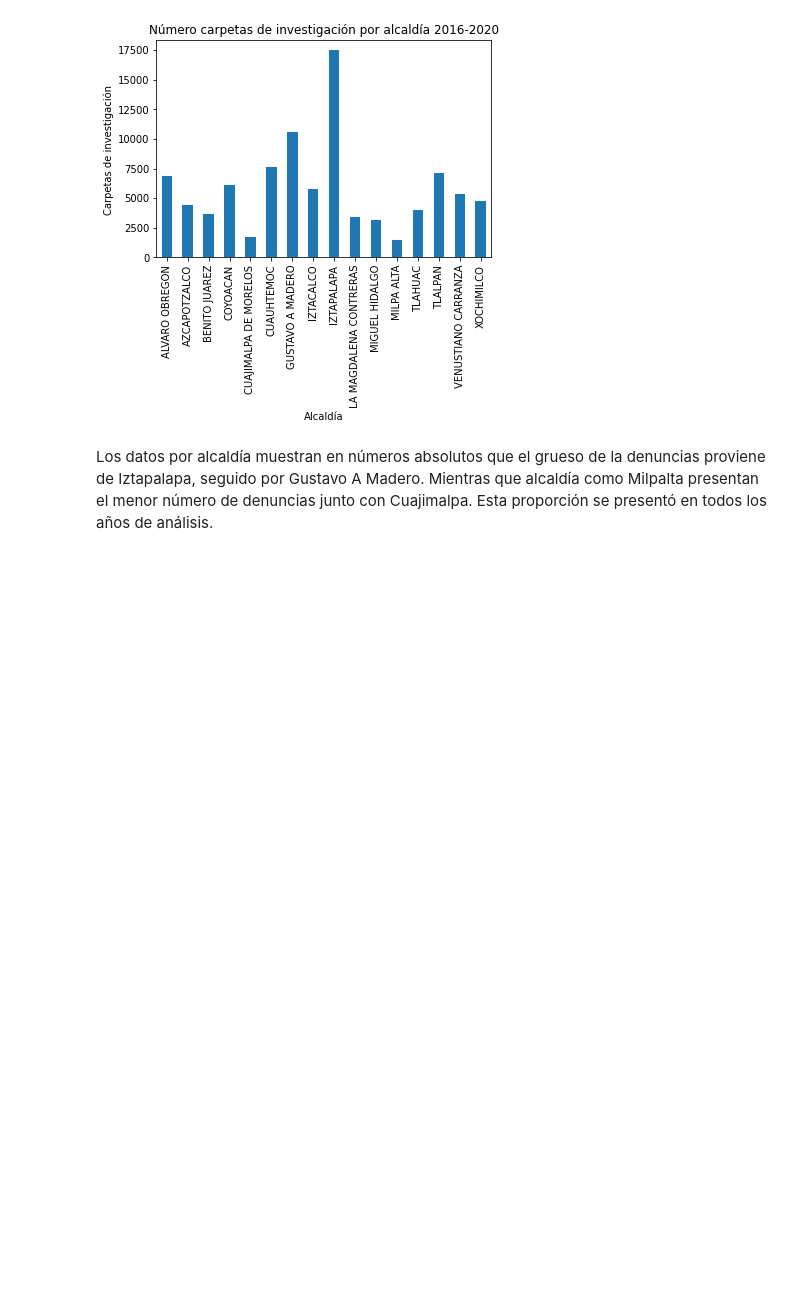
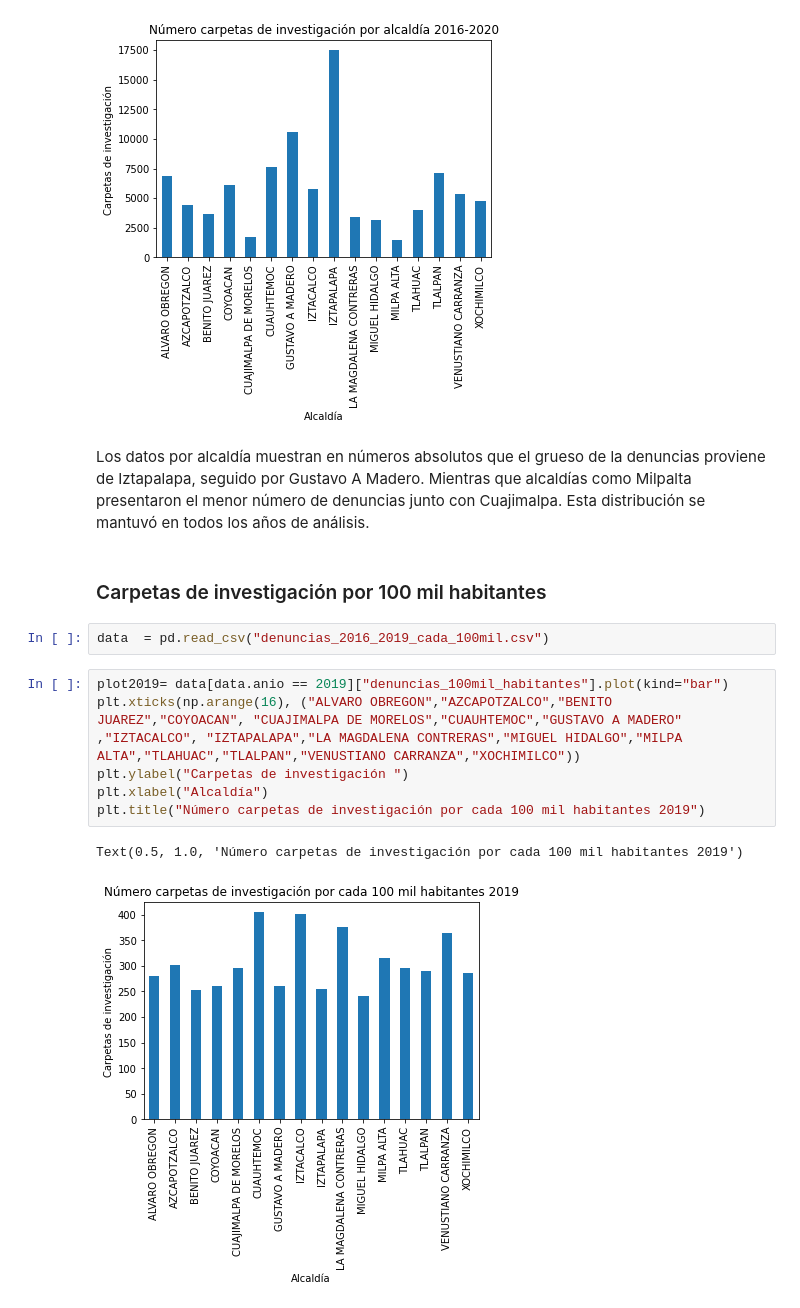
Before and after one commit to prope-2020-gh-classroom/practica-final-por-equipos-verano-2020-itam-patyua, a Jupyter notebook: Descriptivos.ipynb, the cells around one changed output. Drawn from its saved outputs; the diff is of its cells as text; blank space fills up the shorter version.

```diff
--- a/Descriptivos.ipynb
+++ b/Descriptivos.ipynb
@@ -152,4 +155,17 @@ plt.title("Número carpetas de investigación por alcaldía 2016-2020")
 Text(0.5, 1.0, 'Número carpetas de investigación por alcaldía 2016-2020')
 [figure]
 # %% [markdown]
-Los datos por alcaldía muestran en números absolutos que el grueso de la denuncias proviene de Iztapalapa, seguido por Gustavo A Madero. Mientras que alcaldía como Milpalta presentan el menor número de denuncias junto con Cuajimalpa. Esta proporción se presentó en todos los años de análisis.
+Los datos por alcaldía muestran en números absolutos que el grueso de la denuncias proviene de Iztapalapa, seguido por Gustavo A Madero. Mientras que alcaldías como Milpalta presentaron el menor número de denuncias junto con Cuajimalpa. Esta distribución se mantuvó en todos los años de análisis.
+# %% [markdown]
+### Carpetas de investigación  por 100 mil habitantes
+# %%
+data  = pd.read_csv("denuncias_2016_2019_cada_100mil.csv")
+# %%
+plot2019= data[data.anio == 2019]["denuncias_100mil_habitantes"].plot(kind="bar")
+plt.xticks(np.arange(16), ("ALVARO OBREGON","AZCAPOTZALCO","BENITO JUAREZ","COYOACAN", "CUAJIMALPA DE MORELOS","CUAUHTEMOC","GUSTAVO A MADERO" ,"IZTACALCO", "IZTAPALAPA","LA MAGDALENA CONTRERAS","MIGUEL HIDALGO","MILPA ALTA","TLAHUAC","TLALPAN","VENUSTIANO CARRANZA","XOCHIMILCO"))
+plt.ylabel("Carpetas de investigación ")
+plt.xlabel("Alcaldía")
+plt.title("Número carpetas de investigación por cada 100 mil habitantes 2019")
+# %% [output]
+Text(0.5, 1.0, 'Número carpetas de investigación por cada 100 mil habitantes 2019')
+[figure, added]
```
Also changed, not shown: parts of 35 cells of this notebook.
